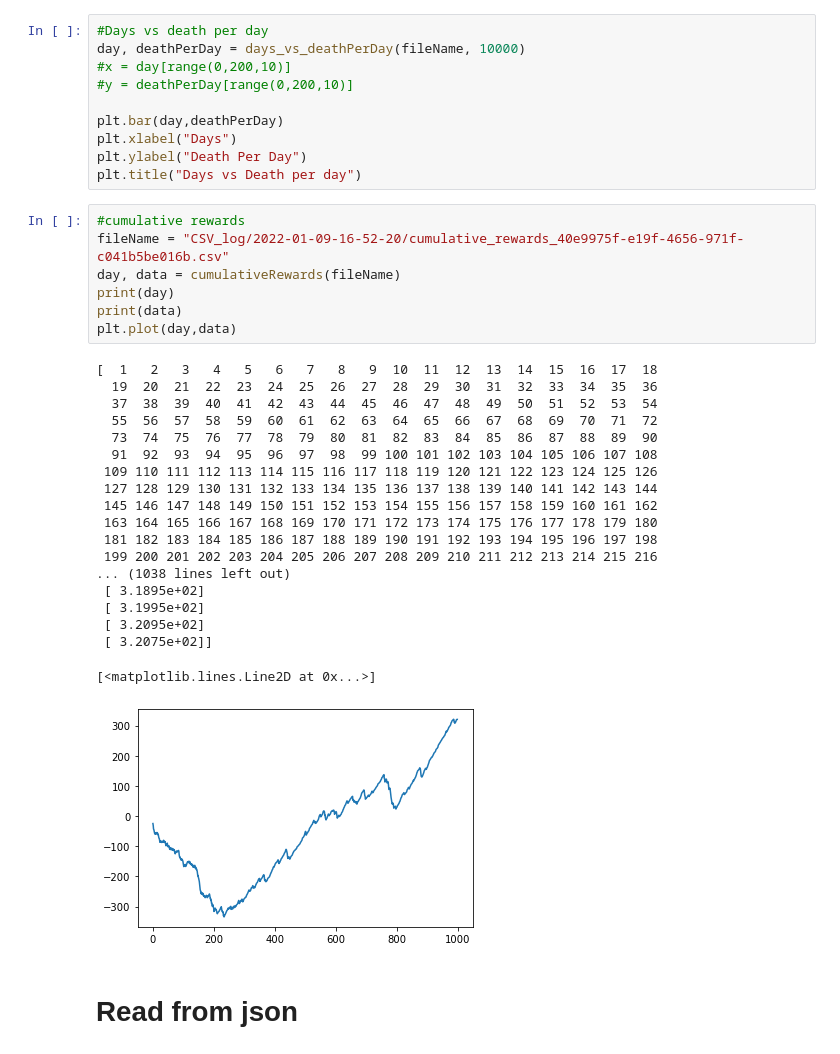
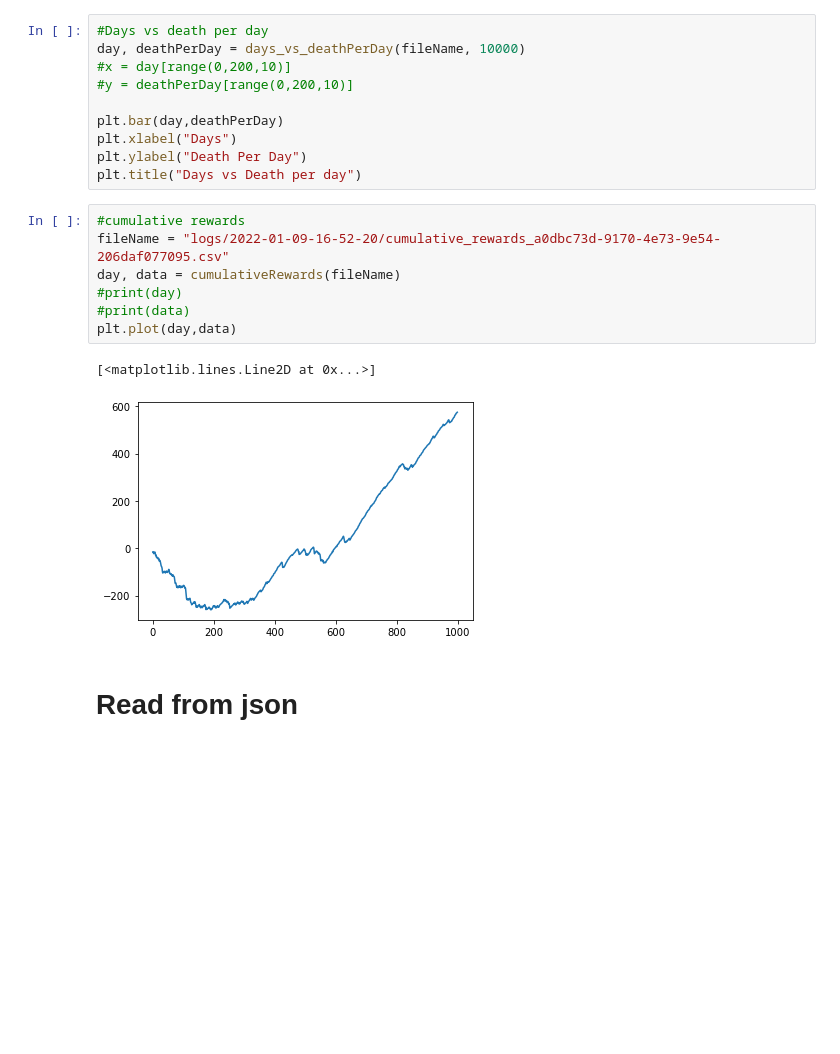
Before and after one commit to SOMAS2021/SOMAS2021, a Jupyter notebook: Analysing_Visulization_json_files.ipynb, the cells around one changed output. Drawn from its saved outputs; the diff is of its cells as text; blank space fills up the shorter version.

```diff
--- a/Analysing_Visulization_json_files.ipynb
+++ b/Analysing_Visulization_json_files.ipynb
@@ -66,31 +66,14 @@ plt.ylabel("Death Per Day")
 plt.title("Days vs Death per day")
 # %%
 #cumulative rewards
-fileName = "CSV_log/2022-01-09-16-52-20/cumulative_rewards_40e9975f-e19f-4656-971f-c041b5be016b.csv"
+fileName = "logs/2022-01-09-16-52-20/cumulative_rewards_a0dbc73d-9170-4e73-9e54-206daf077095.csv"
 day, data = cumulativeRewards(fileName)
-print(day)
-print(data)
+#print(day)
+#print(data)
 plt.plot(day,data)
 # %% [output]
-[  1   2   3   4   5   6   7   8   9  10  11  12  13  14  15  16  17  18
-  19  20  21  22  23  24  25  26  27  28  29  30  31  32  33  34  35  36
-  37  38  39  40  41  42  43  44  45  46  47  48  49  50  51  52  53  54
-  55  56  57  58  59  60  61  62  63  64  65  66  67  68  69  70  71  72
-  73  74  75  76  77  78  79  80  81  82  83  84  85  86  87  88  89  90
-  91  92  93  94  95  96  97  98  99 100 101 102 103 104 105 106 107 108
- 109 110 111 112 113 114 115 116 117 118 119 120 121 122 123 124 125 126
- 127 128 129 130 131 132 133 134 135 136 137 138 139 140 141 142 143 144
- 145 146 147 148 149 150 151 152 153 154 155 156 157 158 159 160 161 162
- 163 164 165 166 167 168 169 170 171 172 173 174 175 176 177 178 179 180
- 181 182 183 184 185 186 187 188 189 190 191 192 193 194 195 196 197 198
- 199 200 201 202 203 204 205 206 207 208 209 210 211 212 213 214 215 216
-... (1038 lines left out)
- [ 3.1895e+02]
- [ 3.1995e+02]
- [ 3.2095e+02]
- [ 3.2075e+02]]
+[<matplotlib.lines.Line2D at 0x...>]
-[<matplotlib.lines.Line2D at 0x...>]
-[figure, old version]
+[figure, new version]
 # %% [markdown]
 # Read from json
 # %%
```
Also changed, not shown: parts of 6 cells of this notebook, 6 other files.
